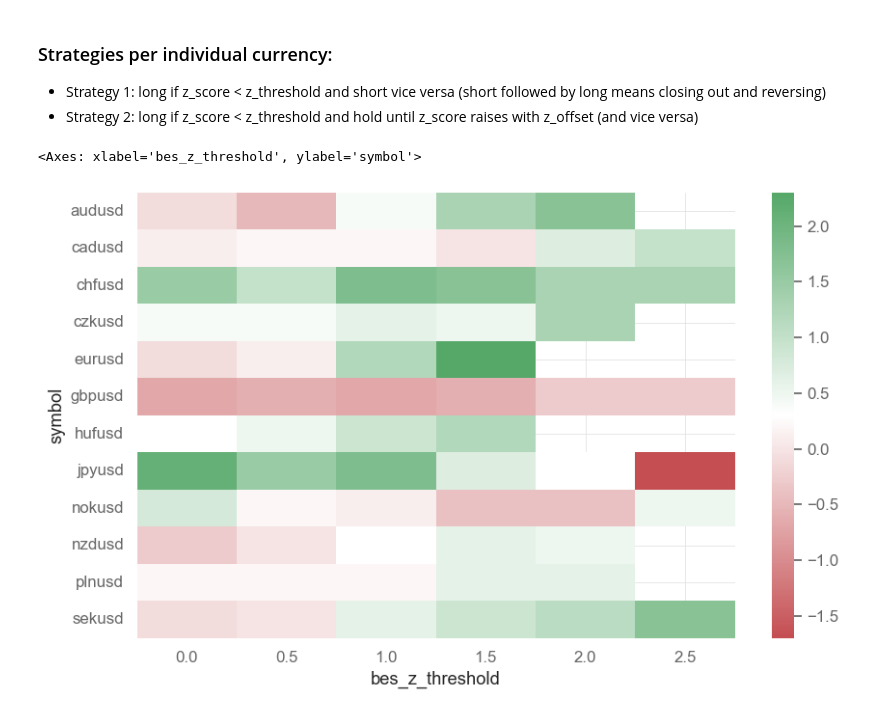
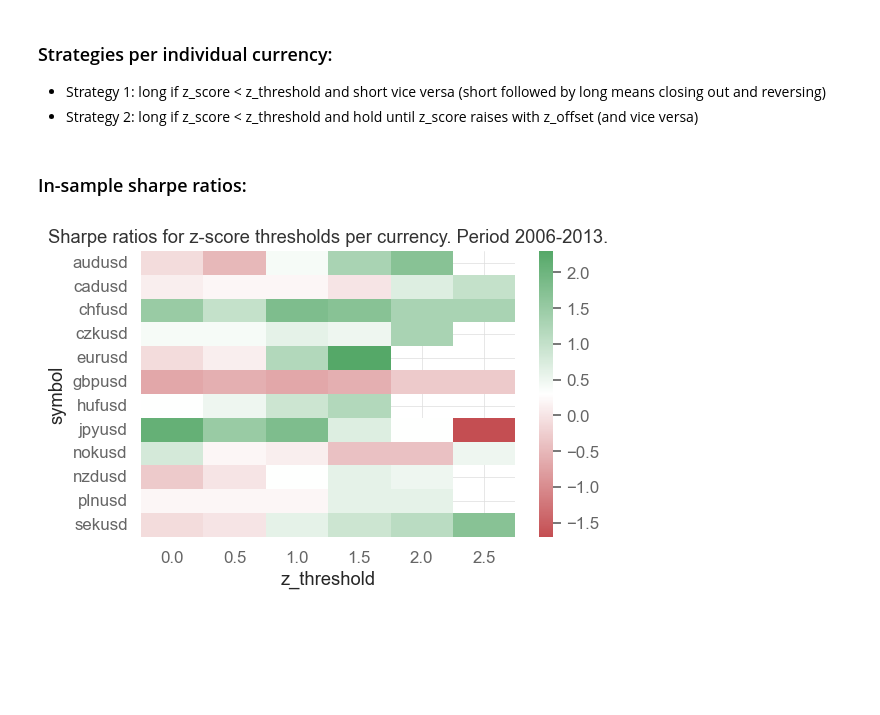
Before and after one commit to tdrxy/fx_beer_backtest, a Jupyter notebook: trading_strat_report.ipynb, the cells around one changed output. Saved outputs shown, nothing was run; the diff lists cells and outputs as text; code cells hidden in the pictures; blank space fills up the shorter version.

```diff
--- a/trading_strat_report.ipynb
+++ b/trading_strat_report.ipynb
@@ -47,7 +55,7 @@ for curr in fx.columns:
                   'close': fx[curr]}).to_csv(f'{curr}.csv')
 import glob
 dfs = []
-for f in [x for x in glob.glob('*.csv') if '_signal' in x]:
+for f in [x for x in glob.glob('data/*.csv') if '_signal' in x]:
     df = pd.read_csv(f, parse_dates=True, index_col=0)
     df = df[['dev_z']]
     df.columns = [f'{f.split("/")[-1].split("_")[0]}' for x in df.columns]
@@ -88,9 +94,7 @@ z_scores = z_scores[close_data.columns]
 - Strategy 1: long if z_score < z_threshold and short vice versa (short followed by long means closing out and reversing)
 - Strategy 2: long if z_score < z_threshold and hold until z_score raises with z_offset (and vice versa)
 # %%
-
 def beer_strat(close, signal, z_threshold=1, holding_months=12):
-
     long_entry = (signal<-z_threshold).astype(int)
     short_entry = (signal>z_threshold).astype(int)
 
@@ -105,19 +109,9 @@ def beer_strat(close, signal, z_threshold=1, holding_months=12):
     valid_idx = idx[(idx< long_exit.shape).all(1)]
     short_exit[tuple(valid_idx.T)] = 1
 
-    # long_exit = np.zeros_like(long_entry)
-    # idx = np.argwhere(signal<-z_threshold)+[holding_months,0]
-    # valid_idx = idx[(idx< long_exit.shape).all(1)]
-    # long_exit[tuple(valid_idx.T)] = 1
-
-    # short_exit = np.zeros_like(long_entry)
-    # idx = np.argwhere(signal>z_threshold)+[holding_months,0]
-    # valid_idx = idx[(idx< long_exit.shape).all(1)]
-    # short_exit[tuple(valid_idx.T)] = 1
-
     return long_entry, short_entry, long_exit, short_exit
 
-my_indicator2 = vbt.IndicatorFactory(
+my_indicator = vbt.IndicatorFactory(
 	class_name="beer_strat",
 	short_name="bes",
 	input_names=["close", "signal"],
@@ -129,9 +123,9 @@ my_indicator2 = vbt.IndicatorFactory(
         z_threshold=1,
 	)
 
-strat2 = my_indicator2.run(close=data.get("close").ffill(),
+strat2 = my_indicator.run(close=data.get("close").ffill(),
                            signal=z_scores.values,
-                           z_threshold = np.arange(3,step=0.5),
+                           z_threshold = np.arange(3,step=0.5), # try different thresholds
                            param_product=True
 )
 
@@ -144,25 +138,18 @@ pf1 = vbt.Portfolio.from_signals(
     fees=0.0,
     freq='D',
 )
-
-pf2 = vbt.Portfolio.from_signals(
-    close=data.get('close')['2013':],
-    entries=strat2.long_entry.astype(bool),
-    short_entries=strat2.short_entry.astype(bool),
-    exits=strat2.long_exit.astype(bool),
-    short_exits=strat2.short_exit.astype(bool),
-    fees=0.0,
-    freq='D',
-)
+# %% [markdown]
+### In-sample sharpe ratios:
 # %%
-from matplotlib.colors import LinearSegmentedColormap
-import seaborn as sns
 cmap=LinearSegmentedColormap.from_list('rg',["r", "w", "g"], N=256)
 
 df = pf1.sharpe_ratio.reset_index().groupby(['bes_z_threshold', 'symbol'])['sharpe_ratio'].aggregate('first').unstack()
-df= round(df, 1)
+df.index.name = 'z_threshold'
+df = round(df, 1)
 df.index = np.round(df.index, 2)
-sns.heatmap(df.T, cmap=cmap, annot=False)
+_, ax = plt.subplots(1,1,figsize=(6,4))
+sns.heatmap(df.T, cmap=cmap, annot=False, ax=ax)
+ax.set_title('Sharpe ratios for z-score thresholds per currency. Period 2006-2013.')
+plt.tight_layout()
 # %% [output]
-<Axes: xlabel='bes_z_threshold', ylabel='symbol'>
-[figure, old version]
+[figure, new version]
```
Also changed, not shown: parts of 32 cells of this notebook, 1 other file.
